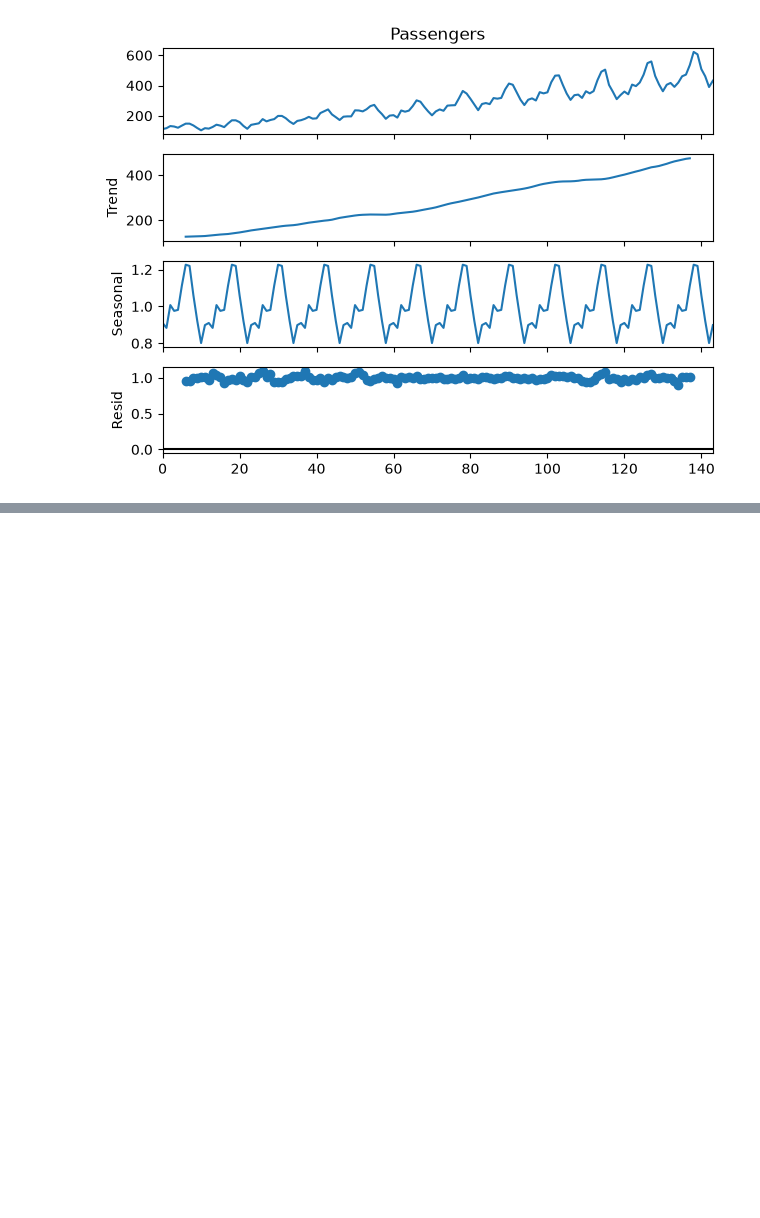
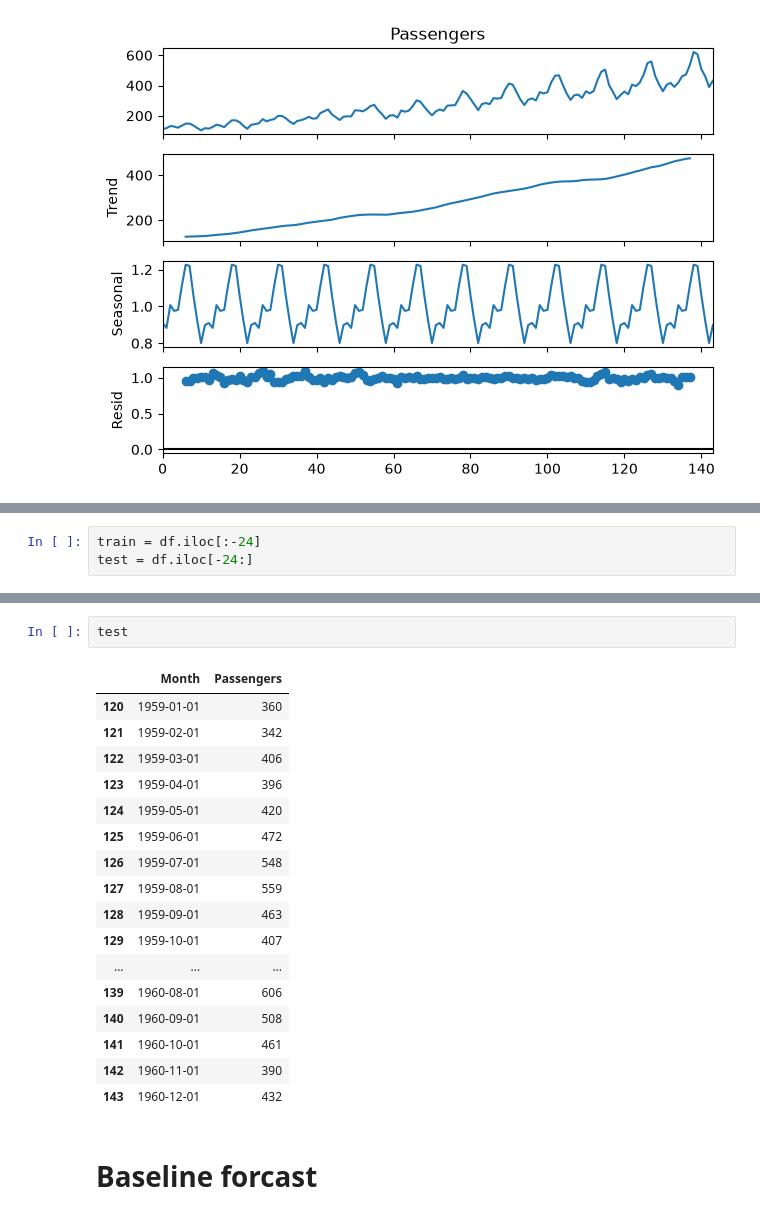
Before and after one commit to shy942/ML-exploration, a Jupyter notebook: notebooks/10_Time_Series_Forecasting.ipynb, the cells around one changed output, grey strips where cells are left out. Drawn from its saved outputs; the diff is of its cells as text; blank space fills up the shorter version.

```diff
--- a/notebooks/10_Time_Series_Forecasting.ipynb
+++ b/notebooks/10_Time_Series_Forecasting.ipynb
@@ -98,0 +103,3 @@ plt.show()
+# %%
+train = df.iloc[:-24]
+test = df.iloc[-24:]
@@ -98,0 +122,22 @@ plt.show()
+# %%
+test
+# %% [output]
+|  | Month | Passengers |
+| 120 | 1959-01-01 | 360 |
+| 121 | 1959-02-01 | 342 |
+| 122 | 1959-03-01 | 406 |
+| 123 | 1959-04-01 | 396 |
+| 124 | 1959-05-01 | 420 |
+| 125 | 1959-06-01 | 472 |
+| 126 | 1959-07-01 | 548 |
+| 127 | 1959-08-01 | 559 |
+| 128 | 1959-09-01 | 463 |
+| 129 | 1959-10-01 | 407 |
+| ... | ... | ... |
+| 139 | 1960-08-01 | 606 |
+| 140 | 1960-09-01 | 508 |
+| 141 | 1960-10-01 | 461 |
+| 142 | 1960-11-01 | 390 |
+| 143 | 1960-12-01 | 432 |
+# %% [markdown]
+# Baseline forcast
```
Also changed, not shown: parts of 24 cells of this notebook.
